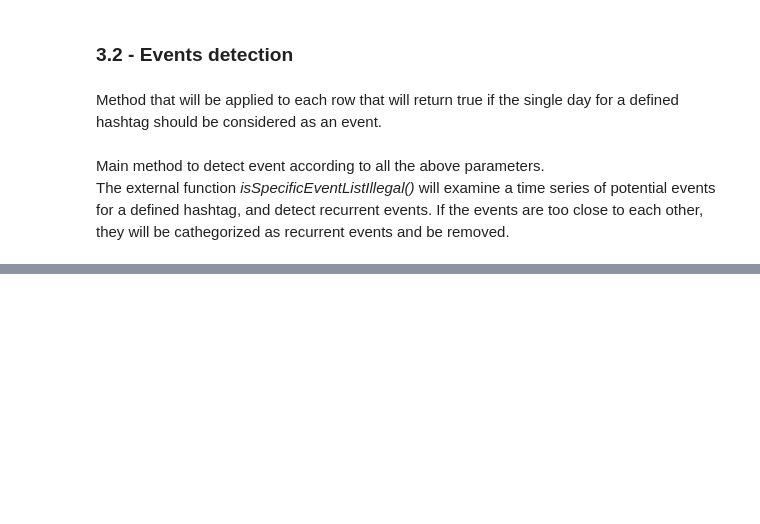
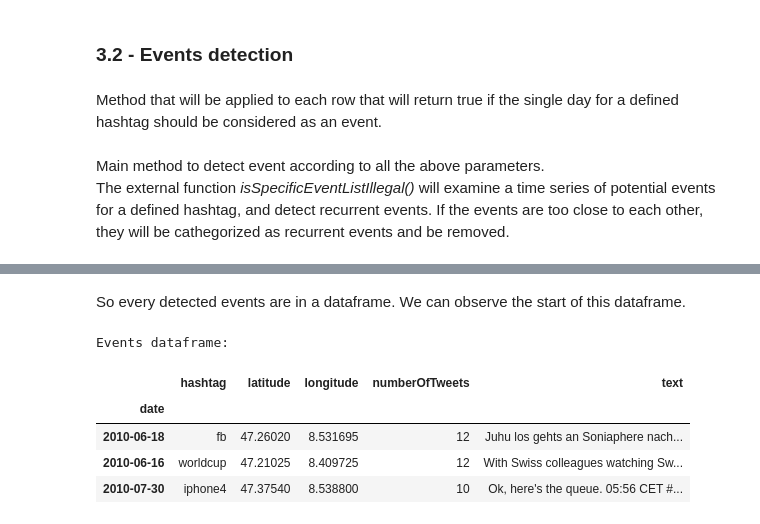
Before and after one commit to enrabre/AdaEPFL-Project, a Jupyter notebook: EventDetectionv2.3.ipynb, the cells around one changed output, grey strips where cells are left out. Cells and saved outputs as stored; diff of their text form; code cells hidden in the pictures; blank space fills up the shorter version.

```diff
--- a/EventDetectionv2.3.ipynb
+++ b/EventDetectionv2.3.ipynb
@@ -601,0 +392,36 @@ pr('Export done. File "{}" has been created.'.format(exportFilename))
+# %%
+# EXTERNAL FUNCTION: mergeCloseEvents(rowsList, max_event_duration, delimiter)
+
+allEventsRowsList = []
+eventsWithSpecificHashtagRowList = []
+
+# Print values
+count = 0
+printingValue = int(len(dictionary) / 10)
+
+pr('Starting to make event df with {} dataframes. (around 6 min)'.format(len(dictionary)))
+for h, df in dictionary.items():
+    # Print information
+    count += 1
+    if count % printingValue == 0:
+        pr("{:.0f}%".format(count/len(dictionary)*100))
+
+    # Initializing the event list of rows
+    global eventsWithSpecificHashtagRowList
+    eventsWithSpecificHashtagRowList = []
+
+    # Detecting events for a hashtag
+    df.apply(applyToMakeEventDf, axis=1)
+
+    # Merging close events if needed
+    mergedList = mergeCloseEvents(eventsWithSpecificHashtagRowList, MAX_DURATION_OF_EVENT, delimiter)
+
+    # Adding events to the all events list
+    allEventsRowsList += mergedList
+
+pr('Making new dataframe.')
+
+new_events = pd.DataFrame(allEventsRowsList)
+new_events.set_index(['date'], inplace=True)
+
+pr('Done. Dataframe with {} events.'.format(strNb(len(new_events))))
@@ -601,0 +442,12 @@ pr('Export done. File "{}" has been created.'.format(exportFilename))
+# %% [markdown]
+So every detected events are in a dataframe. We can observe the start of this dataframe.
+# %%
+print('Events dataframe:')
+new_events.head(10)
+# %% [output]
+Events dataframe:
+|  | hashtag | latitude | longitude | numberOfTweets | text |
+| date |  |  |  |  |  |
+| 2010-06-18 | fb | 47.26020 | 8.531695 | 12 | Juhu los gehts an Soniaphere nach... |
+| 2010-06-16 | worldcup | 47.21025 | 8.409725 | 12 | With Swiss colleagues watching Sw... |
+| 2010-07-30 | iphone4 | 47.37540 | 8.538800 | 10 | Ok, here's the queue. 05:56 CET #... |
```
Also changed, not shown: parts of 63 cells of this notebook, 1 other file.
